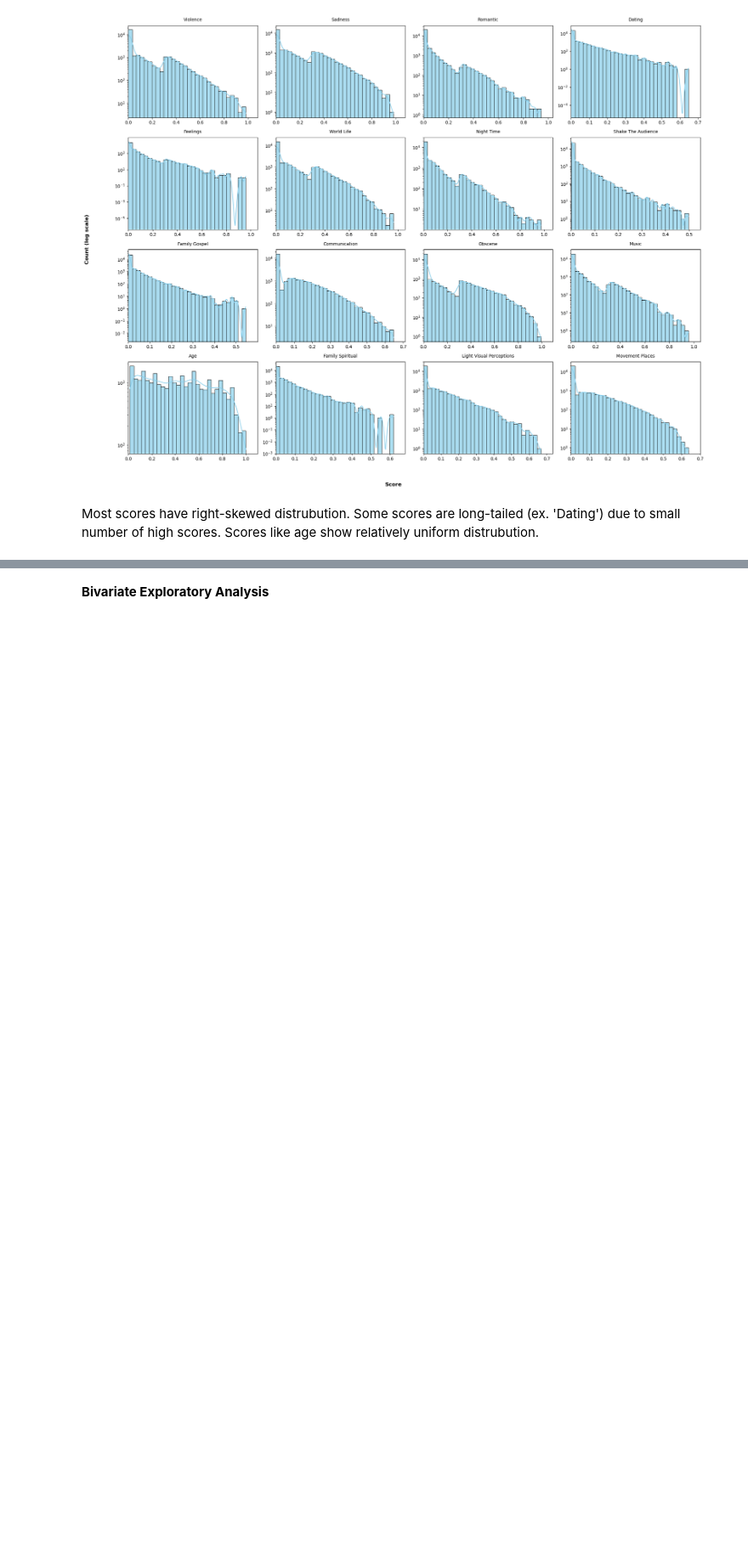
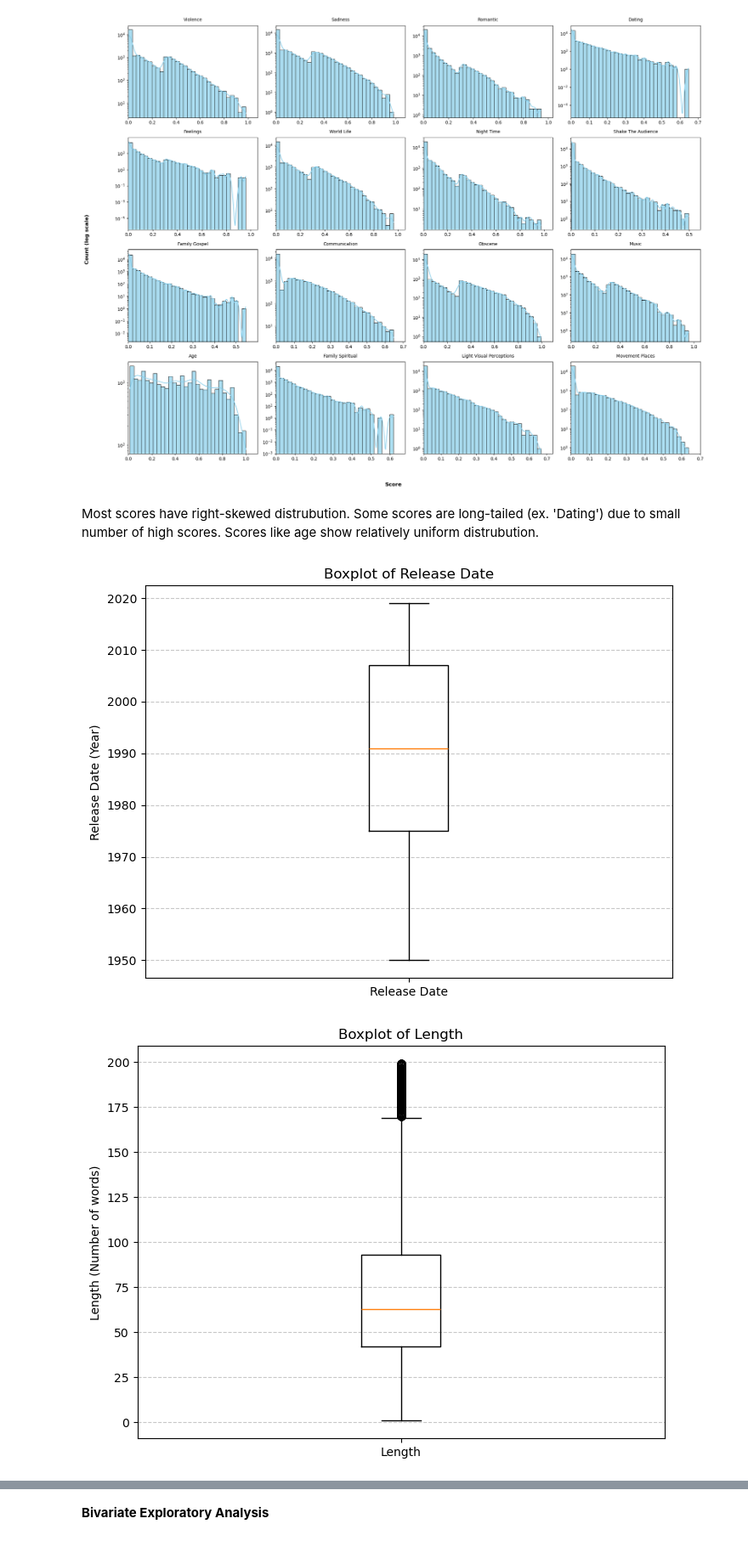
Before and after one commit to Seribii1o1/Music-Recommendation-Algorithm, a Jupyter notebook: code/EDA.ipynb, the cells around one changed output, grey strips where cells are left out. Shown at 85% size. Saved outputs shown, nothing was run; the diff lists cells and outputs as text; code cells hidden in the pictures; blank space fills up the shorter version.

```diff
--- a/code/EDA.ipynb
+++ b/code/EDA.ipynb
@@ -253,3 +267,23 @@ plt.show()
 [figure]
 # %% [markdown]
 Most scores have right-skewed distrubution. Some scores are long-tailed (ex. 'Dating') due to small number of high scores. Scores like age show relatively uniform distrubution.
+# %%
+# Boxplot for 'release_date'
+plt.figure(figsize=(8, 6))
+plt.boxplot(df['release_date'])
+plt.title('Boxplot of Release Date')
+plt.ylabel('Release Date (Year)')
+plt.xticks([1], ['Release Date']) # Label the x-tick
+plt.grid(axis='y', linestyle='--', alpha=0.7) # Add a grid for better readability
+
+# Boxplot for 'len'
+plt.figure(figsize=(8, 6)) # Create a new figure for the second plot
+plt.boxplot(df['len'])
+plt.title('Boxplot of Length')
+plt.ylabel('Length (Number of words)')
+plt.xticks([1], ['Length'])
+plt.grid(axis='y', linestyle='--', alpha=0.7)
+plt.show()
+# %% [output]
+[figure, added]
+[figure, added]
```
Also changed, not shown: parts of 10 cells of this notebook.
